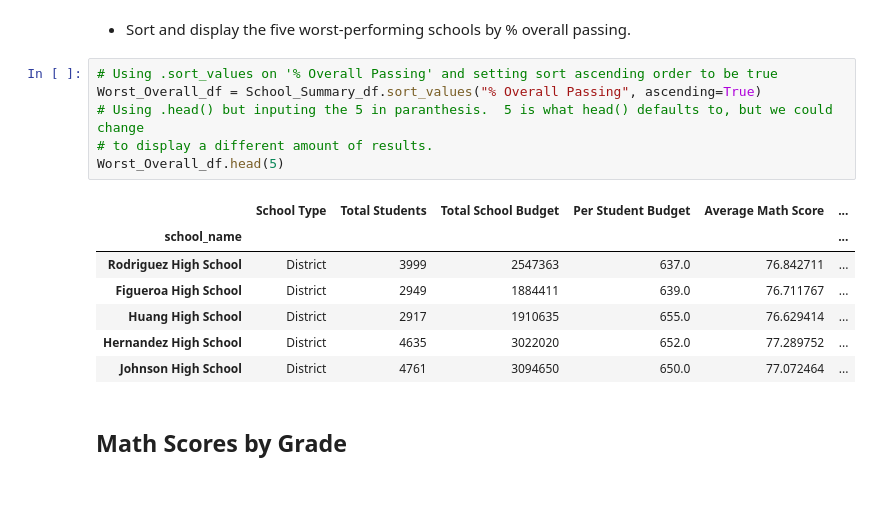
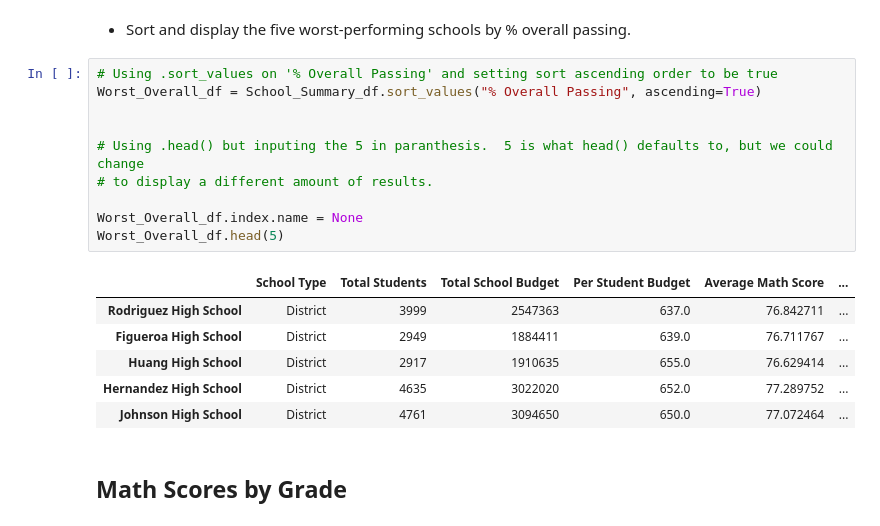
Before and after one commit to DerekLarson77/Pandas-School-Grades, a Jupyter notebook: PyCitySchools/PyCitySchools_rework.ipynb, the cells around one changed output. Saved outputs shown, nothing was run; the diff lists cells and outputs as text; blank space fills up the shorter version.

```diff
--- a/PyCitySchools/PyCitySchools_rework.ipynb
+++ b/PyCitySchools/PyCitySchools_rework.ipynb
@@ -265,12 +266,15 @@ Best_Overall_df.head(5)
 # %%
 # Using .sort_values on '% Overall Passing' and setting sort ascending order to be true
 Worst_Overall_df = School_Summary_df.sort_values("% Overall Passing", ascending=True)
+
+
 # Using .head() but inputing the 5 in paranthesis.  5 is what head() defaults to, but we could change
 # to display a different amount of results.
+
+Worst_Overall_df.index.name = None
 Worst_Overall_df.head(5)
 # %% [output]
 |  | School Type | Total Students | Total School Budget | Per Student Budget | Average Math Score | ... |
-| school_name |  |  |  |  |  | ... |
 | Rodriguez High School | District | 3999 | 2547363 | 637.0 | 76.842711 | ... |
 | Figueroa High School | District | 2949 | 1884411 | 639.0 | 76.711767 | ... |
 | Huang High School | District | 2917 | 1910635 | 655.0 | 76.629414 | ... |
```
Also changed, not shown: parts of 2 cells of this notebook.
